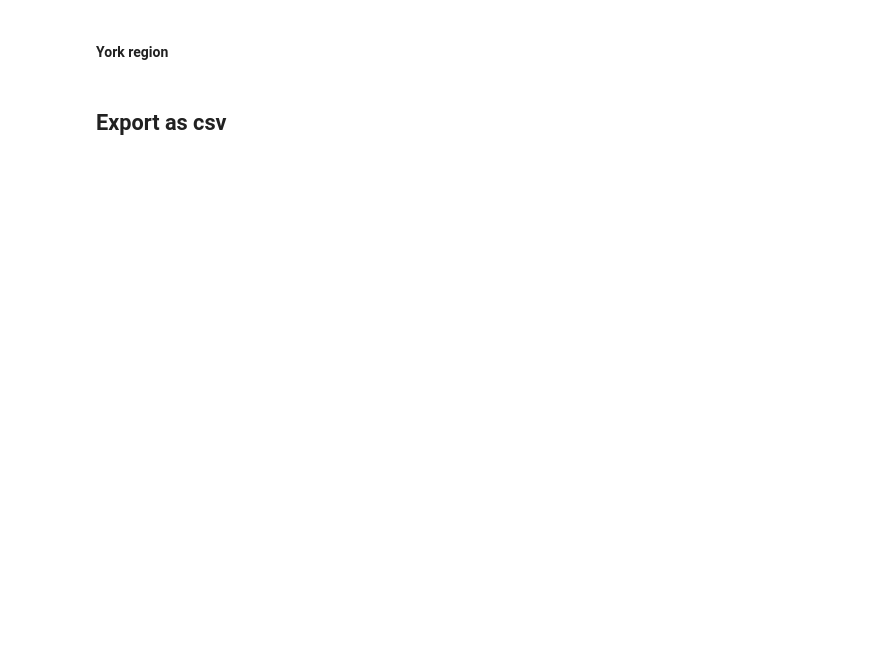
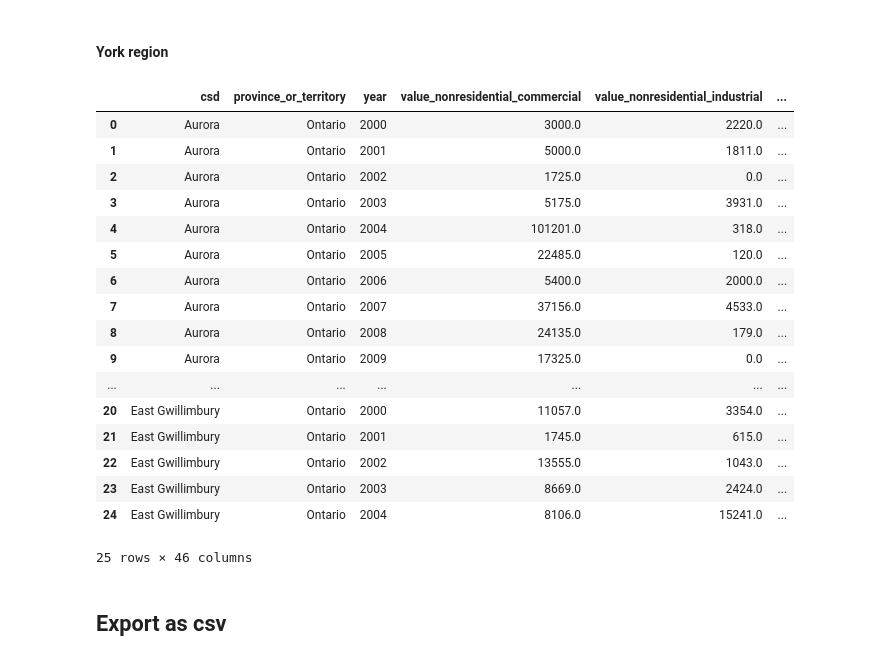
Before and after one commit to FredaXin/project_vaughan, a Jupyter notebook: eda.ipynb, the cells around one changed output. Saved outputs shown, nothing was run; the diff lists cells and outputs as text; code cells hidden in the pictures; blank space fills up the shorter version.

```diff
--- a/eda.ipynb
+++ b/eda.ipynb
@@ -217,6 +238,27 @@ york['rolling_sum_val'] = york.groupby('csd').rolling(3)['val_sum'].sum().reset_
 york['rolling_avg_unit'] = york.groupby('csd').rolling(3)['unit_sum_res'].mean().reset_index(drop=True)
 # %%
 york['rolling_sum_unit'] = york.groupby('csd').rolling(3)['unit_sum_res'].sum().reset_index(drop=True)
+# %%
+york.head(25)
+# %% [output]
+|  | csd | province_or_territory | year | value_nonresidential_commercial | value_nonresidential_industrial | ... |
+| 0 | Aurora | Ontario | 2000 | 3000.0 | 2220.0 | ... |
+| 1 | Aurora | Ontario | 2001 | 5000.0 | 1811.0 | ... |
+| 2 | Aurora | Ontario | 2002 | 1725.0 | 0.0 | ... |
+| 3 | Aurora | Ontario | 2003 | 5175.0 | 3931.0 | ... |
+| 4 | Aurora | Ontario | 2004 | 101201.0 | 318.0 | ... |
+| 5 | Aurora | Ontario | 2005 | 22485.0 | 120.0 | ... |
+| 6 | Aurora | Ontario | 2006 | 5400.0 | 2000.0 | ... |
+| 7 | Aurora | Ontario | 2007 | 37156.0 | 4533.0 | ... |
+| 8 | Aurora | Ontario | 2008 | 24135.0 | 179.0 | ... |
+| 9 | Aurora | Ontario | 2009 | 17325.0 | 0.0 | ... |
+| ... | ... | ... | ... | ... | ... | ... |
+| 20 | East Gwillimbury | Ontario | 2000 | 11057.0 | 3354.0 | ... |
+| 21 | East Gwillimbury | Ontario | 2001 | 1745.0 | 615.0 | ... |
+| 22 | East Gwillimbury | Ontario | 2002 | 13555.0 | 1043.0 | ... |
+| 23 | East Gwillimbury | Ontario | 2003 | 8669.0 | 2424.0 | ... |
+| 24 | East Gwillimbury | Ontario | 2004 | 8106.0 | 15241.0 | ... |
+25 rows × 46 columns
 # %% [markdown]
 ## Export as csv
 # %%
```
Also changed, not shown: parts of 2 cells of this notebook.
